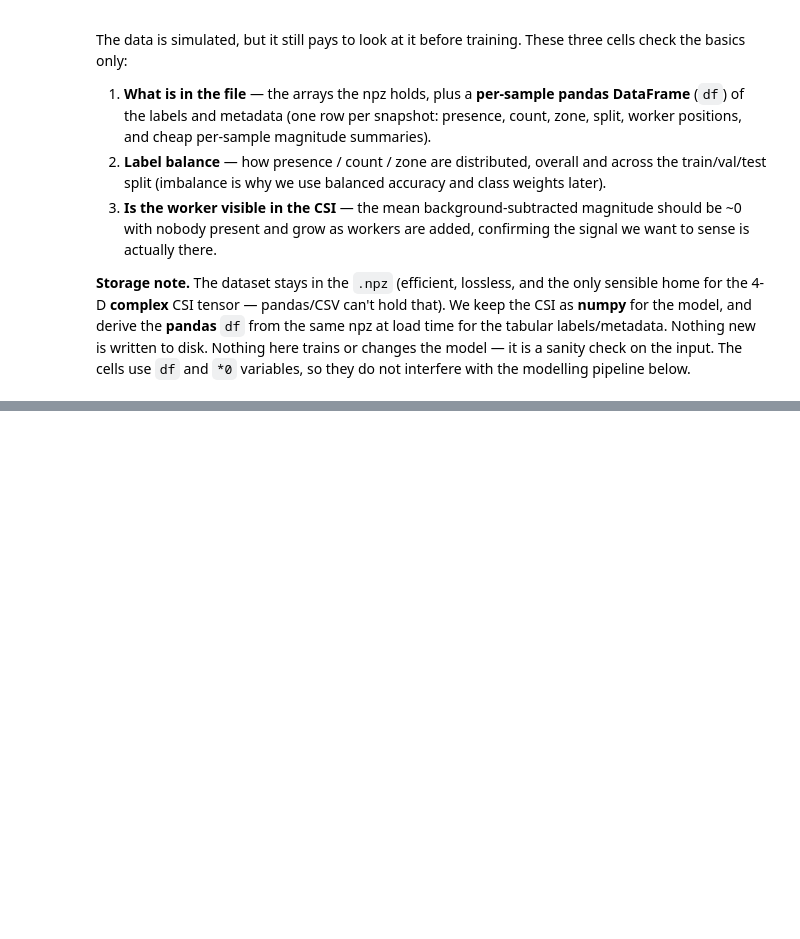
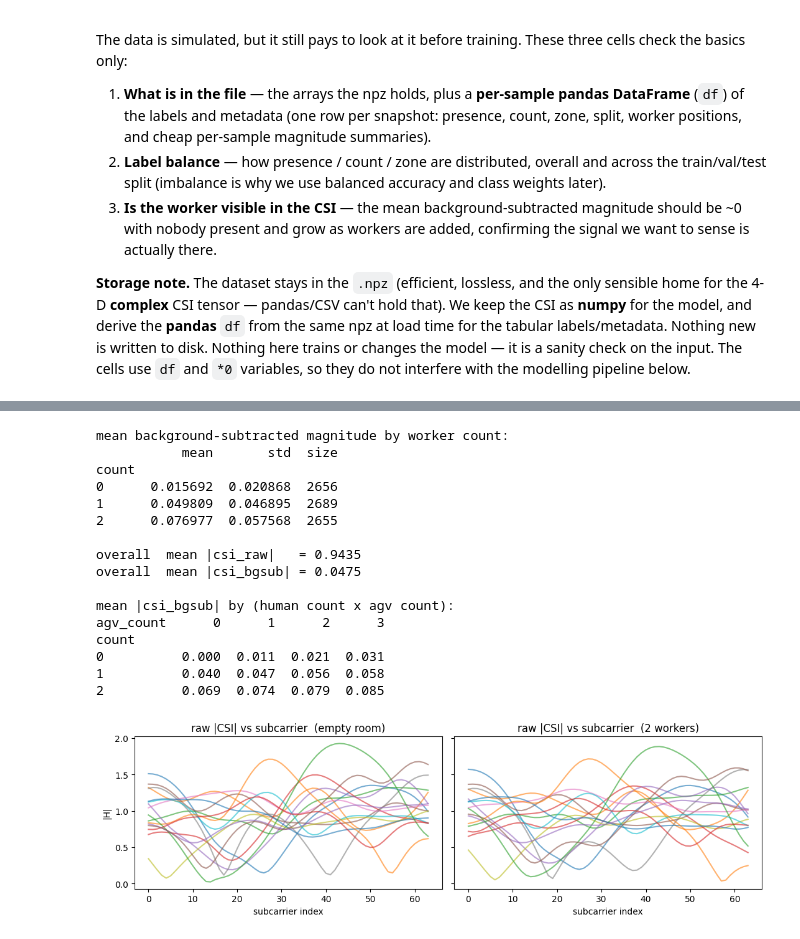
Before and after one commit to 77rap/UoW_WifiSensing, a Jupyter notebook: csi_multitask_v0.ipynb, the cells around one changed output, grey strips where cells are left out. Drawn from its saved outputs; the diff is of its cells as text; code cells hidden in the pictures; blank space fills up the shorter version.

Commit message:
Update the model according to the new scope

```diff
--- a/csi_multitask_v0.ipynb
+++ b/csi_multitask_v0.ipynb
@@ -41,7 +56,9 @@ def _in_colab():
         return False
 IN_COLAB = _in_colab()
 
-DATA_NAME = 'hrc_ur10_cell_data_v0_robot.npz'
+# Prefer the dynamic-clutter dataset if present, else the Scene 1 anchor.
+DATA_CANDIDATES = ['hrc_ur10_dynamic_clutter_v0.npz',
+                   'hrc_ur10_cell_data_v0_robot.npz']
 
 # Search roots in priority order. Direct hit first (fast), then a
 # recursive search as a fallback -- so it "just works" wherever the
@@ -66,15 +83,18 @@ def _find(name, roots):
             return hit
     return None
 
-_hit = _find(DATA_NAME, _roots)
-if _hit is None:
+NPZ_PATH = None
+for _name in DATA_CANDIDATES:
+    _hit = _find(_name, _roots)
+    if _hit is not None:
+        NPZ_PATH = str(_hit); DATA_NAME = _name; break
+if NPZ_PATH is None:
     _searched = '\n  '.join(str(r) for r in _roots)
     raise FileNotFoundError(
-        f'{DATA_NAME} not found. Put it beside this notebook (lab) or upload '
-        f'it to /content (Colab). Searched under:\n  {_searched}')
+        'No dataset found (' + ' or '.join(DATA_CANDIDATES) + '). Put one beside '
+        f'this notebook (lab) or upload to /content (Colab). Searched:\n  {_searched}')
 
-NPZ_PATH = str(_hit)
-BASE_DIR = str(_hit.parent)   # outputs (the .pt checkpoint) are saved here
+BASE_DIR = str(Path(NPZ_PATH).parent)   # outputs (the .pt checkpoint) saved here
 
 DEVICE = 'cuda' if torch.cuda.is_available() else 'cpu'
 print('env  :', 'Colab' if IN_COLAB else 'local/lab', '| torch', torch.__version__, '| device', DEVICE)
@@ -169,25 +234,50 @@ fig.suptitle('label distributions'); fig.tight_layout(); plt.show()
 # %%
 # ================================================================
 # DATA UNDERSTANDING (3/3) -- is the worker visible in the CSI?
 # Background subtraction removes the empty room, so |csi_bgsub|
 # should be ~0 with nobody there and grow as workers are added.
 # ================================================================
 sig = df.groupby('count')['mean_abs_bgsub'].agg(['mean', 'std', 'size'])
 print('mean background-subtracted magnitude by worker count:')
 print(sig)
-print('\noverall mean |csi_raw|   =', round(float(df['mean_abs_raw'].mean()), 4))
-print('overall mean |csi_bgsub| =', round(float(df['mean_abs_bgsub'].mean()), 4))
+print('\noverall  mean |csi_raw|   =', round(float(df['mean_abs_raw'].mean()), 4))
+print('overall  mean |csi_bgsub| =', round(float(df['mean_abs_bgsub'].mean()), 4))
+
+# with clutter, condition on (human count x agv count): count-0 rows are no
+# longer ~0 -- the AGV perturbation is the confound the model must see past.
+if 'agv_count' in df:
+    print('\nmean |csi_bgsub| by (human count x agv count):')
+    print(df.pivot_table(index='count', columns='agv_count',
+                         values='mean_abs_bgsub', aggfunc='mean').round(3))
 
 # one empty vs one occupied snapshot: raw amplitude across subcarriers (from the tensor)
 i_empty  = int(df.index[df['count'] == 0][0])
 i_worker = int(df.index[df['count'] == 2][0])
 fig, ax = plt.subplots(1, 2, figsize=(11, 3.4), sharey=True)
 for a, (ttl, idx) in zip(ax, [('empty room', i_empty), ('2 workers', i_worker)]):
     amp = np.abs(z0['csi_raw'][idx]).reshape(M_AP * K_TX, N_SUB)   # 16 links x 64 subcarriers
     a.plot(amp.T, alpha=0.6)
     a.set_title(f'raw |CSI| vs subcarrier  ({ttl})')
     a.set_xlabel('subcarrier index')
 ax[0].set_ylabel('|H|')
 fig.tight_layout(); plt.show()
+# %% [output]
+mean background-subtracted magnitude by worker count:
+           mean       std  size
+count
+0      0.015692  0.020868  2656
+1      0.049809  0.046895  2689
+2      0.076977  0.057568  2655
+
+overall  mean |csi_raw|   = 0.9435
+overall  mean |csi_bgsub| = 0.0475
+
+mean |csi_bgsub| by (human count x agv count):
+agv_count      0      1      2      3
+count
+0          0.000  0.011  0.021  0.031
+1          0.040  0.047  0.056  0.058
+2          0.069  0.074  0.079  0.085
+[figure, added]
 # %%
 # ================================================================
```
Also changed, not shown: parts of 13 cells of this notebook, 2 other files.
